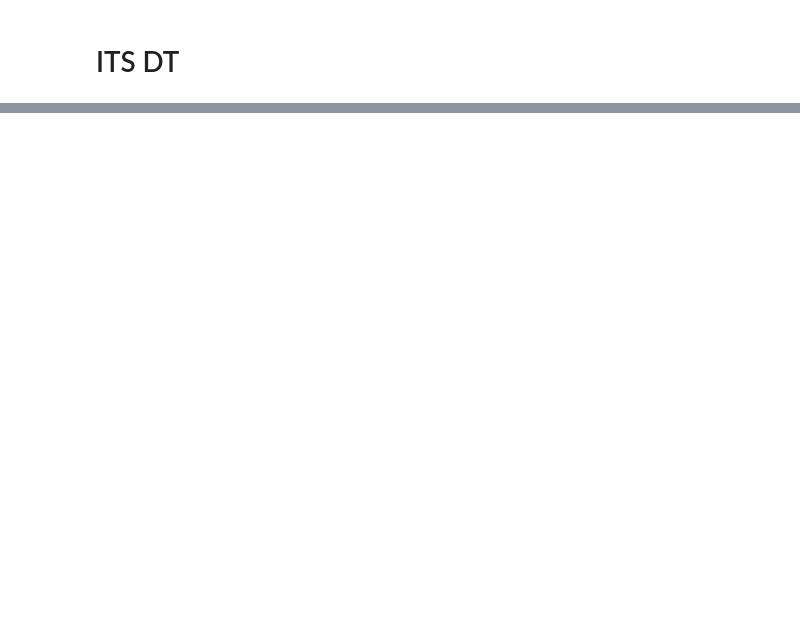
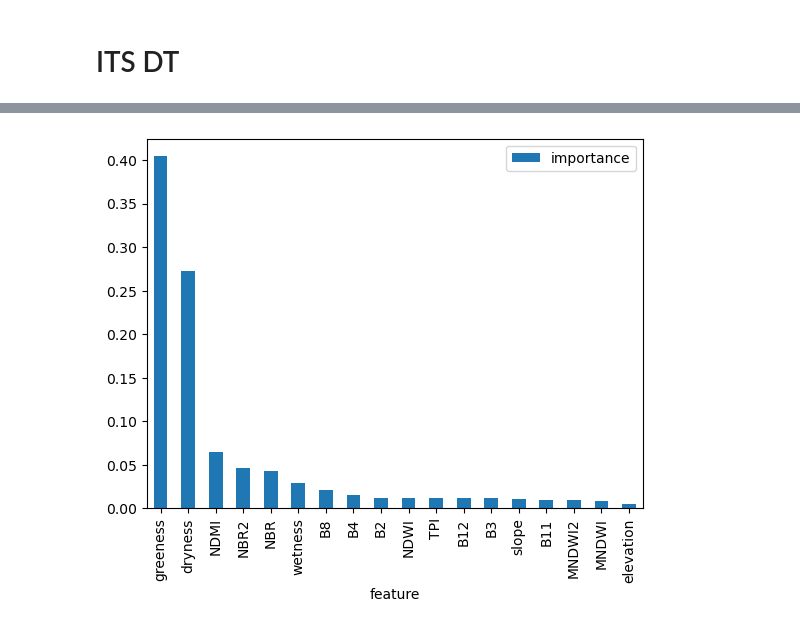
Before and after one commit to dimasrdwiaji/its-dt, a Jupyter notebook: scripts/its_dt.ipynb, the cells around one changed output, grey strips where cells are left out. Drawn from its saved outputs; the diff is of its cells as text; code cells hidden in the pictures; blank space fills up the shorter version.

```diff
--- a/scripts/its_dt.ipynb
+++ b/scripts/its_dt.ipynb
@@ -72,0 +357,30 @@ np.float64(345.5828)
+# %%
+# Build random forest model
+sample_df = pd.read_csv("../data/ITS_Training_Samples_Oct.csv")
+
+X = sample_df[predictors]
+y = sample_df["LST"]
+
+
+X_train, X_test, y_train, y_test = train_test_split(
+    X, y, test_size=0.30, random_state=42
+)
+
+
+rf = RandomForestRegressor(n_estimators=500, random_state=42, n_jobs=-1)
+
+rf.fit(X_train, y_train)
+
+
+y_pred = rf.predict(X_test)
+
+mae = mean_absolute_error(y_test, y_pred)
+r2 = r2_score(y_test, y_pred)
+
+print(f"R²  = {r2:.4f}")
+print(f"MAE = {mae:.4f} °C")
+
+
+joblib.dump(rf, "../data/ITS_LST_RandomForest_Oct.joblib")
+
+print("Model saved.")
@@ -72,0 +409,10 @@ np.float64(345.5828)
+# %%
+# Feature importance
+importance_df = pd.DataFrame(
+    {"feature": predictors, "importance": rf.feature_importances_}
+)
+
+importance_df = importance_df.sort_values("importance", ascending=False)
+
+print("\nRandom Forest Feature Importance:")
+print(importance_df.to_string(index=False))
@@ -72,0 +440,5 @@ np.float64(345.5828)
+# %%
+importance_df.plot.bar(x="feature")
+plt.show()
+# %% [output]
+[figure, added]
```
Also changed, not shown: parts of 19 cells of this notebook, 7 other files.
